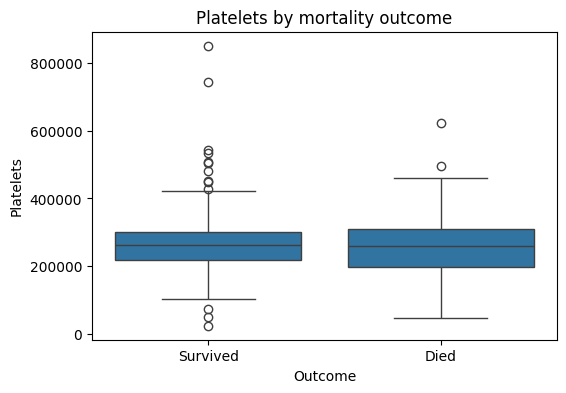
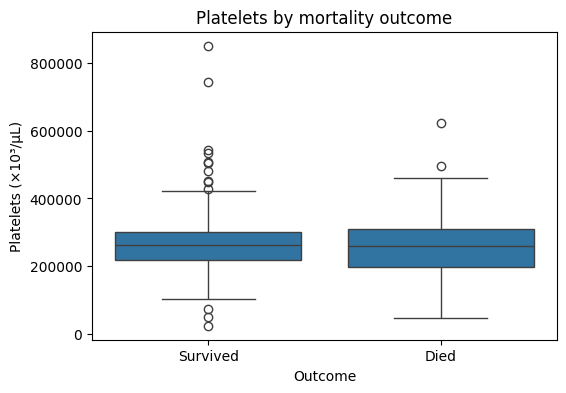
Code edit (unified diff) that turned the first committed figure into the second:
--- before
+++ after
@@ -27,5 +27,13 @@
     plt.title(f"{feature.replace('_', ' ').title()} by mortality outcome")
     plt.xlabel("Outcome")
-    plt.ylabel(feature.replace('_', ' ').title())
+
+    if feature == "platelets":
+        plt.ylabel("Platelets (×10³/µL)")
+        plt.ticklabel_format(
+            style="plain",
+            axis="y"
+        )
+    else:
+        plt.ylabel(feature.replace('_', ' ').title())
 
     plt.show()

Commit: Mit Colab erstellt